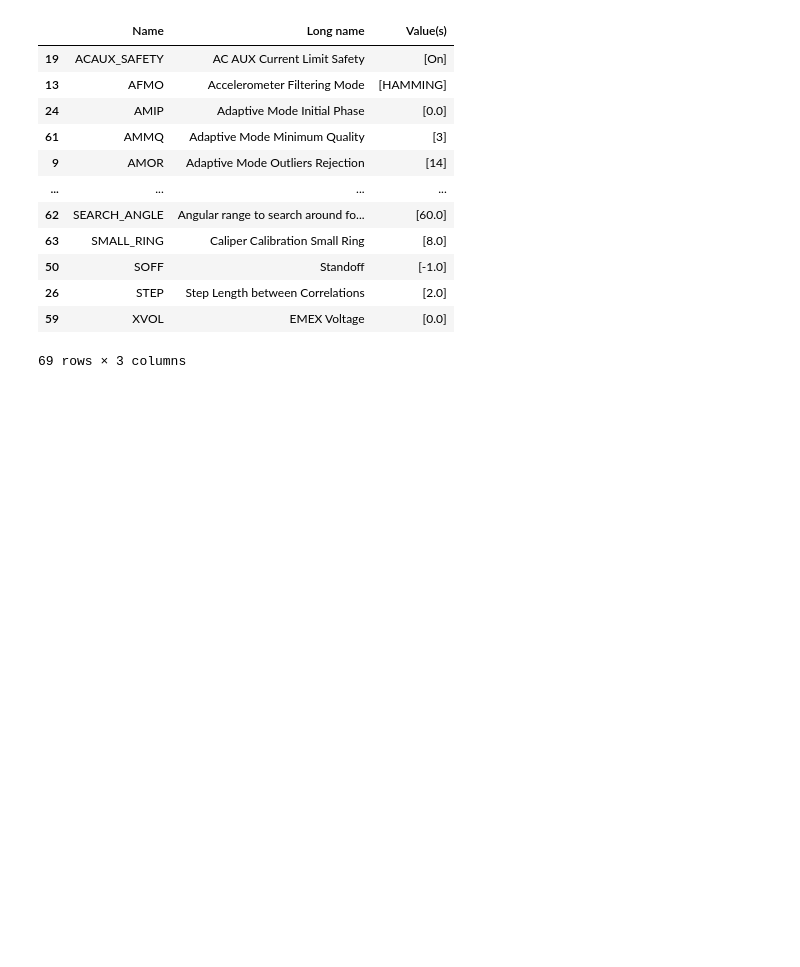
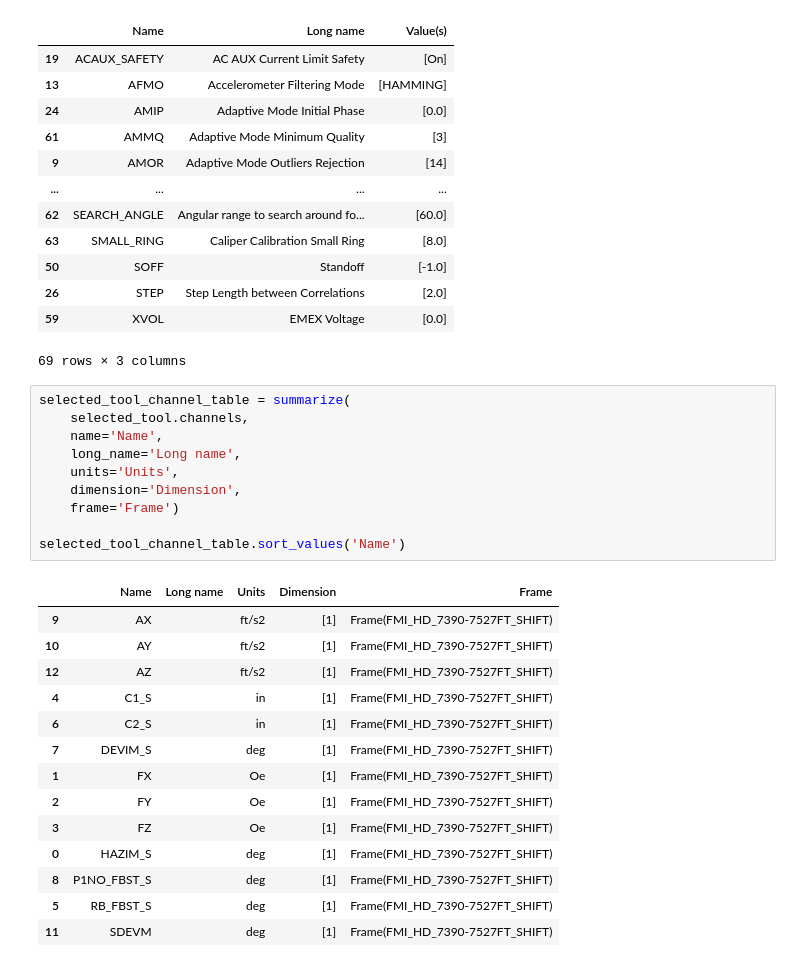
Before and after one commit to Ashraf-ISM/100-Days-of-Python-for-Oil-Gas-Subsurface-Analytics, a Jupyter notebook: notebooks/day-50/autopick.ipynb, the cells around one changed output. Cells and saved outputs as stored; diff of their text form; blank space fills up the shorter version.

```diff
--- a/notebooks/day-50/autopick.ipynb
+++ b/notebooks/day-50/autopick.ipynb
@@ -274,3 +274,28 @@ selected_tool_param_table.sort_values('Name')
 | 26 | STEP | Step Length between Correlations | [2.0] |
 | 59 | XVOL | EMEX Voltage | [0.0] |
 69 rows × 3 columns
+# %%
+selected_tool_channel_table = summarize(
+    selected_tool.channels,
+    name='Name',
+    long_name='Long name',
+    units='Units',
+    dimension='Dimension',
+    frame='Frame')
+
+selected_tool_channel_table.sort_values('Name')
+# %% [output]
+|  | Name | Long name | Units | Dimension | Frame |
+| 9 | AX |  | ft/s2 | [1] | Frame(FMI_HD_7390-7527FT_SHIFT) |
+| 10 | AY |  | ft/s2 | [1] | Frame(FMI_HD_7390-7527FT_SHIFT) |
+| 12 | AZ |  | ft/s2 | [1] | Frame(FMI_HD_7390-7527FT_SHIFT) |
+| 4 | C1_S |  | in | [1] | Frame(FMI_HD_7390-7527FT_SHIFT) |
+| 6 | C2_S |  | in | [1] | Frame(FMI_HD_7390-7527FT_SHIFT) |
+| 7 | DEVIM_S |  | deg | [1] | Frame(FMI_HD_7390-7527FT_SHIFT) |
+| 1 | FX |  | Oe | [1] | Frame(FMI_HD_7390-7527FT_SHIFT) |
+| 2 | FY |  | Oe | [1] | Frame(FMI_HD_7390-7527FT_SHIFT) |
+| 3 | FZ |  | Oe | [1] | Frame(FMI_HD_7390-7527FT_SHIFT) |
+| 0 | HAZIM_S |  | deg | [1] | Frame(FMI_HD_7390-7527FT_SHIFT) |
+| 8 | P1NO_FBST_S |  | deg | [1] | Frame(FMI_HD_7390-7527FT_SHIFT) |
+| 5 | RB_FBST_S |  | deg | [1] | Frame(FMI_HD_7390-7527FT_SHIFT) |
+| 11 | SDEVM |  | deg | [1] | Frame(FMI_HD_7390-7527FT_SHIFT) |
```
Also changed, not shown: parts of 1 cell of this notebook.
